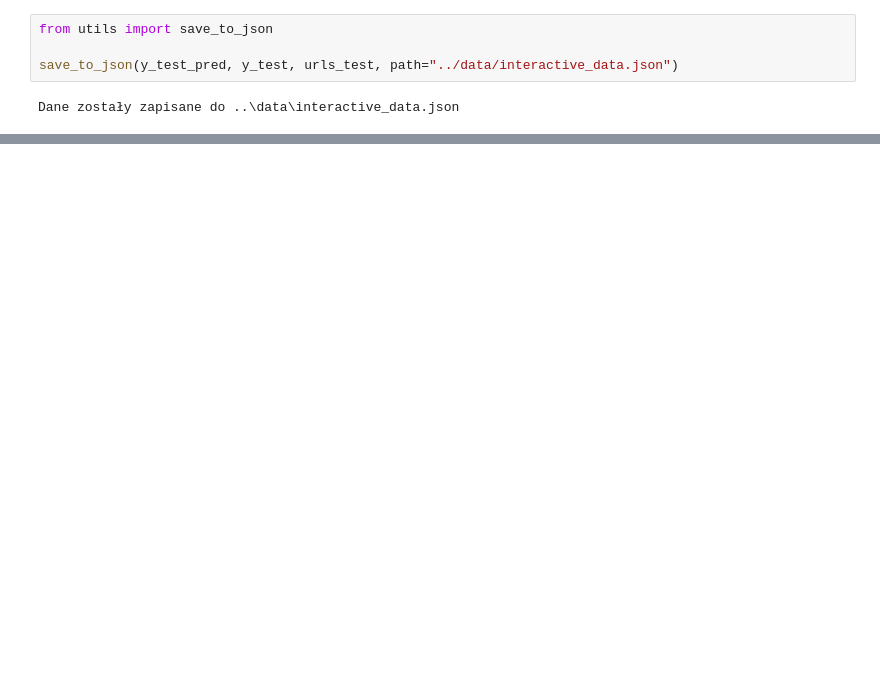
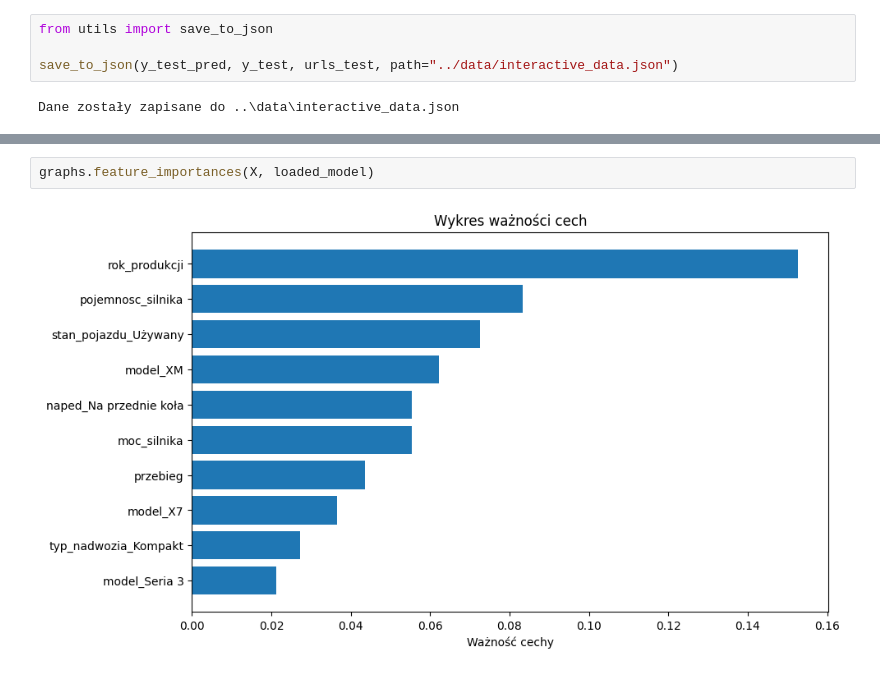
Before and after one commit to takdzik/wejherowo, a Jupyter notebook: notes/0030_tabular_xgboost_eval.ipynb, the cells around one changed output, grey strips where cells are left out. Drawn from its saved outputs; the diff is of its cells as text; blank space fills up the shorter version.

```diff
--- a/notes/0030_tabular_xgboost_eval.ipynb
+++ b/notes/0030_tabular_xgboost_eval.ipynb
@@ -61,0 +76,4 @@ graphs.plot_percentage_error_histogram(y_test_pred, y_test, 40)
+# %%
+graphs.feature_importances(X, loaded_model)
+# %% [output]
+[figure, added]
```
Also changed, not shown: parts of 4 cells of this notebook, 13 other files.
